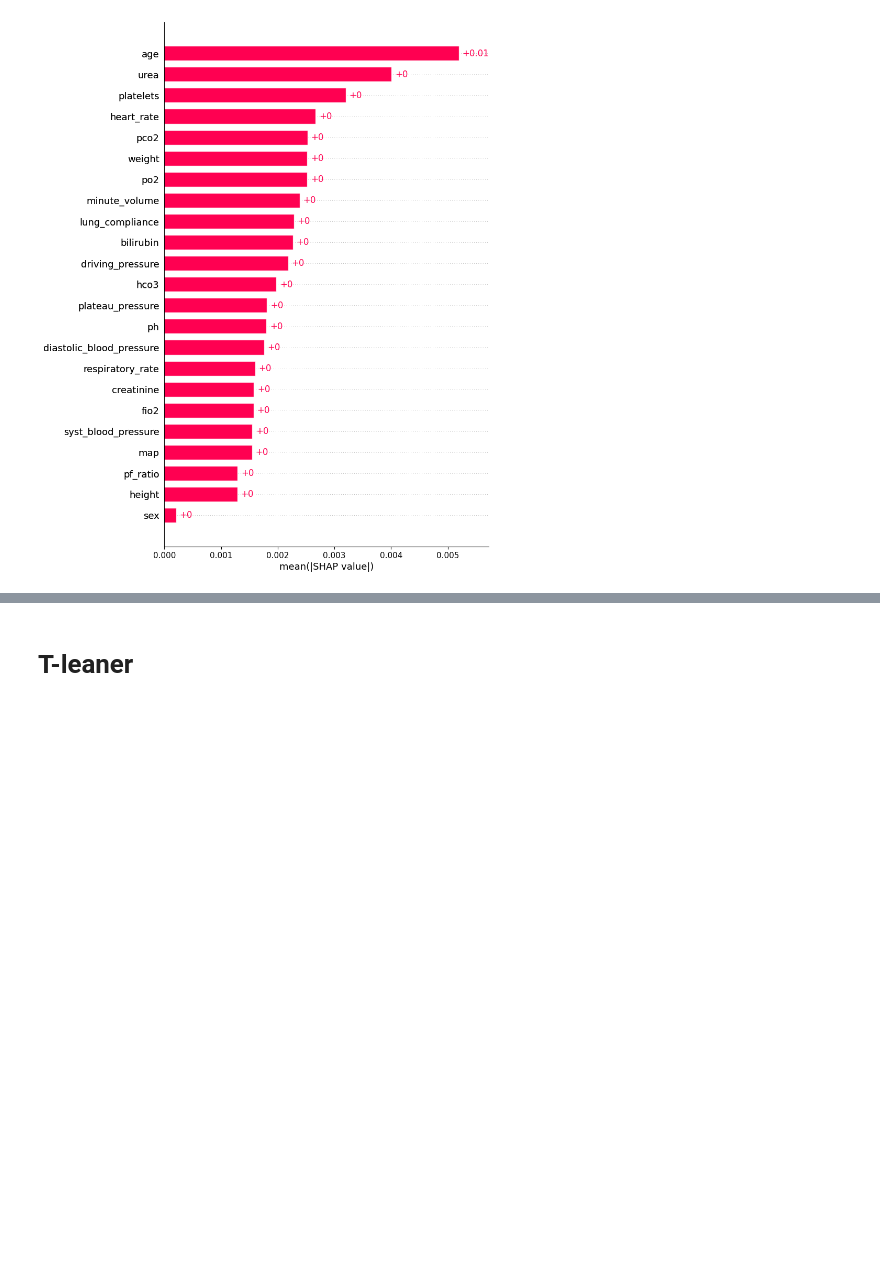
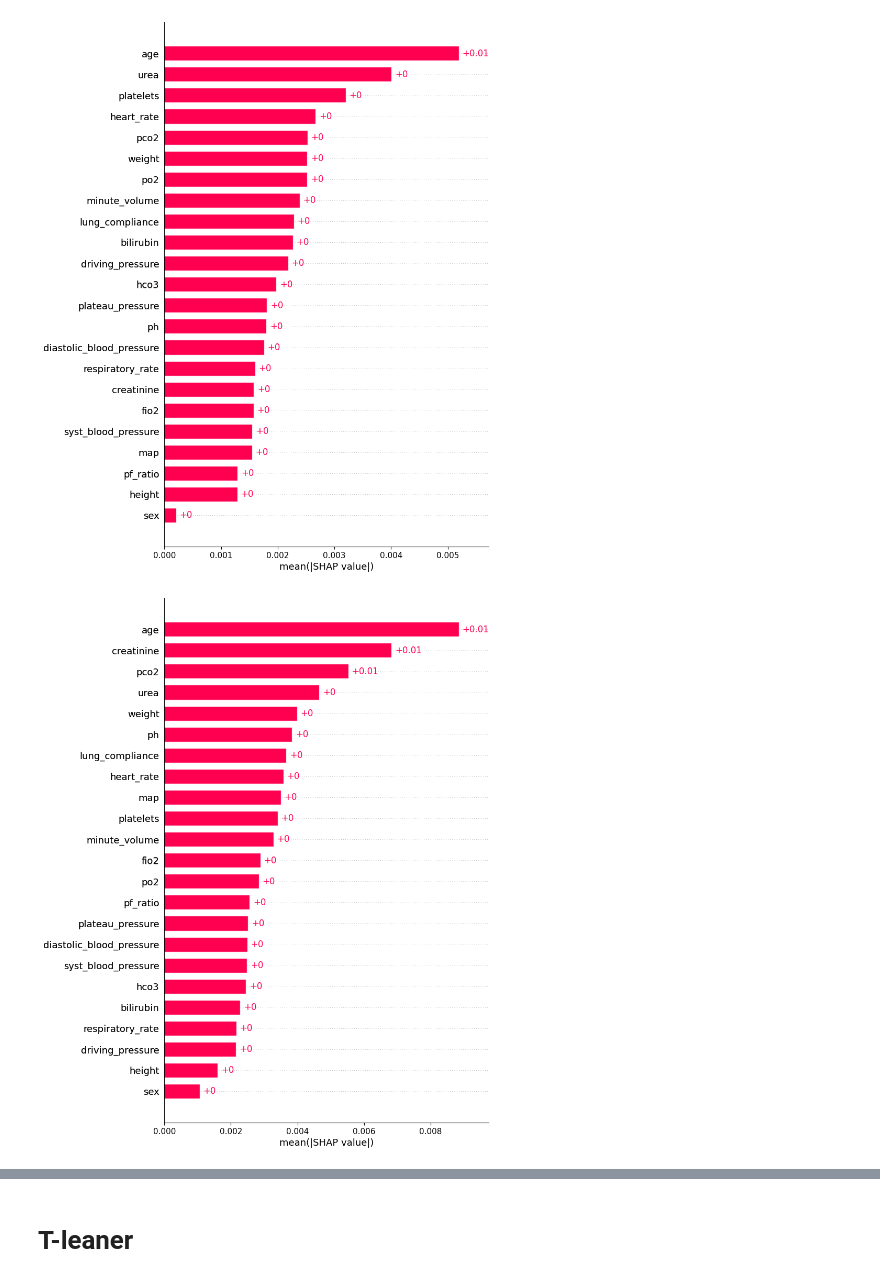
Before and after one commit to Hubert1913/research-project, a Jupyter notebook: mimic_shapley.ipynb, the cells around one changed output, grey strips where cells are left out. Drawn from its saved outputs; the diff is of its cells as text; code cells hidden in the pictures; blank space fills up the shorter version.

```diff
--- a/mimic_shapley.ipynb
+++ b/mimic_shapley.ipynb
@@ -79,3 +79,9 @@ shap_values_s = explainer_s(imp_xs)
 shap.plots.bar(shap_values_s, max_display=24)
 # %% [output]
 [figure]
+# %%
+explainer_s = shap.Explainer(model=(lambda xs: regr_s.predict(xs.assign(**{"W": 1})) - regr_s.predict(xs.assign(**{"W": 0}))), masker=shap.maskers.Independent(train_x, max_samples=100))
+shap_values_s = explainer_s(imp_xs)
+shap.plots.bar(shap_values_s, max_display=24)
+# %% [output]
+[figure, added]
```
Also changed, not shown: parts of 3 cells of this notebook, 1 other file.
